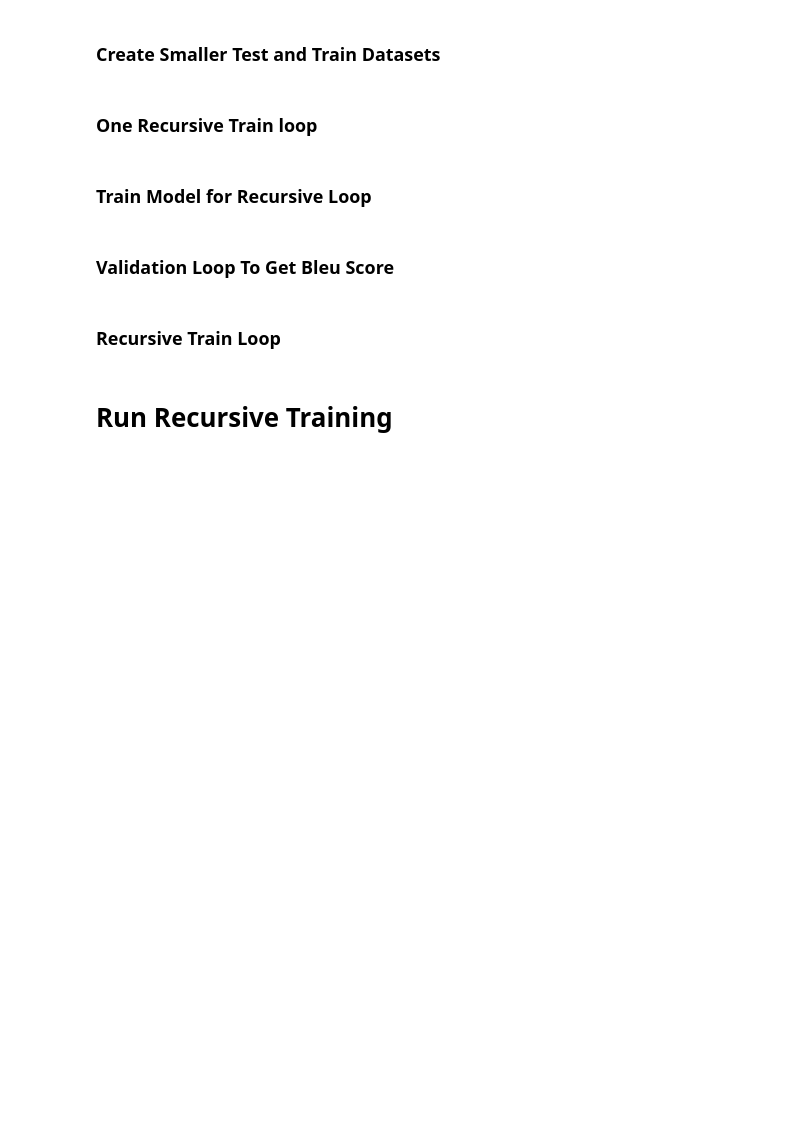
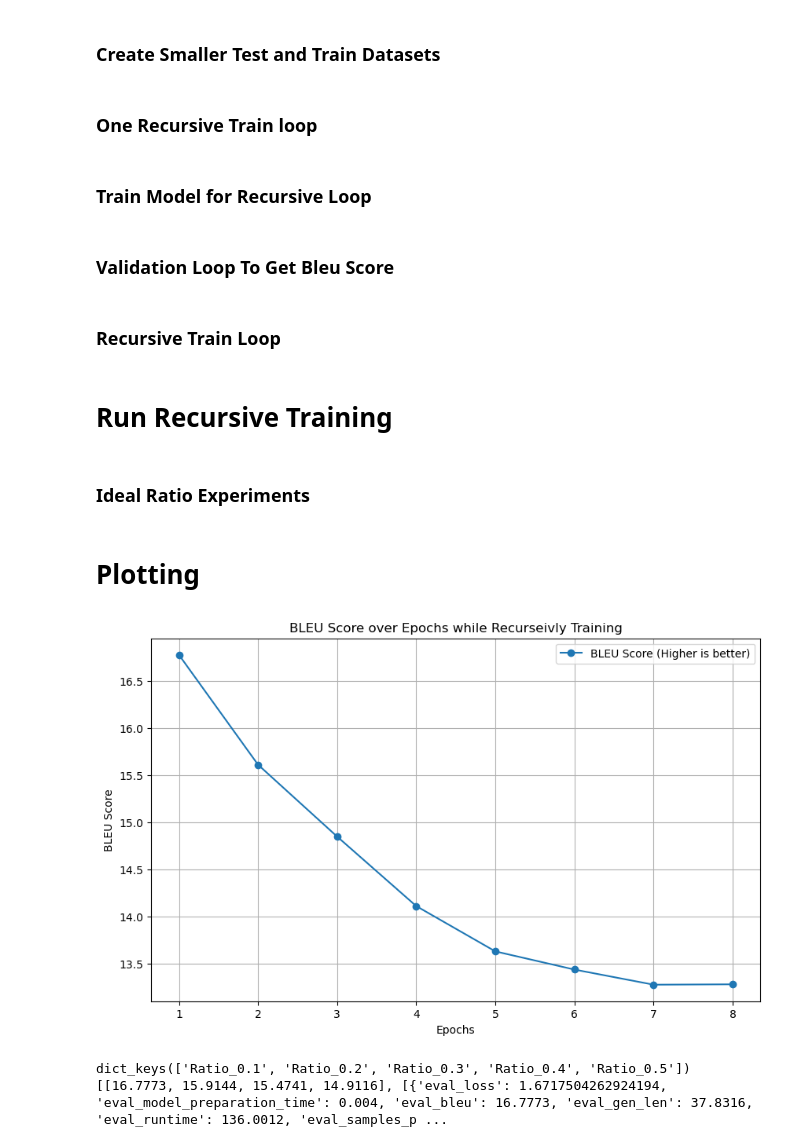
Before and after one commit to stryker51a/NL-Project, a Jupyter notebook: ethan/model_test.ipynb, the cells around one changed output. Saved outputs shown, nothing was run; the diff lists cells and outputs as text; code cells hidden in the pictures; blank space fills up the shorter version.

Commit message:
diff ration experiments

```diff
--- a/ethan/model_test.ipynb
+++ b/ethan/model_test.ipynb
@@ -333,0 +382,2 @@ recursive_train(model_en_to_fr, model_fr_to_en, train_tokenized_dataset, test_to
+# %% [markdown]
+### Ideal Ratio Experiments
@@ -333,0 +411,28 @@ recursive_train(model_en_to_fr, model_fr_to_en, train_tokenized_dataset, test_to
+# %% [markdown]
+# Plotting
+# %%
+bleu_scores  = [16.7773, 15.6103, 14.8468, 14.1085, 13.6272, 13.4341, 13.2735, 13.2776]
+epochs = range(1, len(bleu_scores) + 1)  # Create a list of epoch numbers
+
+# Plotting
+plt.figure(figsize=(10, 6))  # Optional: Adjusts the figure size
+plt.plot(epochs, bleu_scores, marker='o', linestyle='-', label="BLEU Score (Higher is better)")
+plt.xlabel("Epochs")
+plt.ylabel("BLEU Score")
+plt.title("BLEU Score over Epochs while Recurseivly Training")
+plt.legend()
+plt.grid(True)
+plt.show()
+# %% [output]
+[figure, added]
+# %%
+import json
+
+# Load the dictionary from the file
+with open("ratio_experiments.txt", "r") as file:
+    data = json.load(file)
+
+# 'data' is now your dictionary
+# %% [output]
+dict_keys(['Ratio_0.1', 'Ratio_0.2', 'Ratio_0.3', 'Ratio_0.4', 'Ratio_0.5'])
+[[16.7773, 15.9144, 15.4741, 14.9116], [{'eval_loss': 1.6717504262924194, 'eval_model_preparation_time': 0.004, 'eval_bleu': 16.7773, 'eval_gen_len': 37.8316, 'eval_runtime': 136.0012, 'eval_samples_p ...
```
Also changed, not shown: parts of 11 cells of this notebook, 1 other file.
